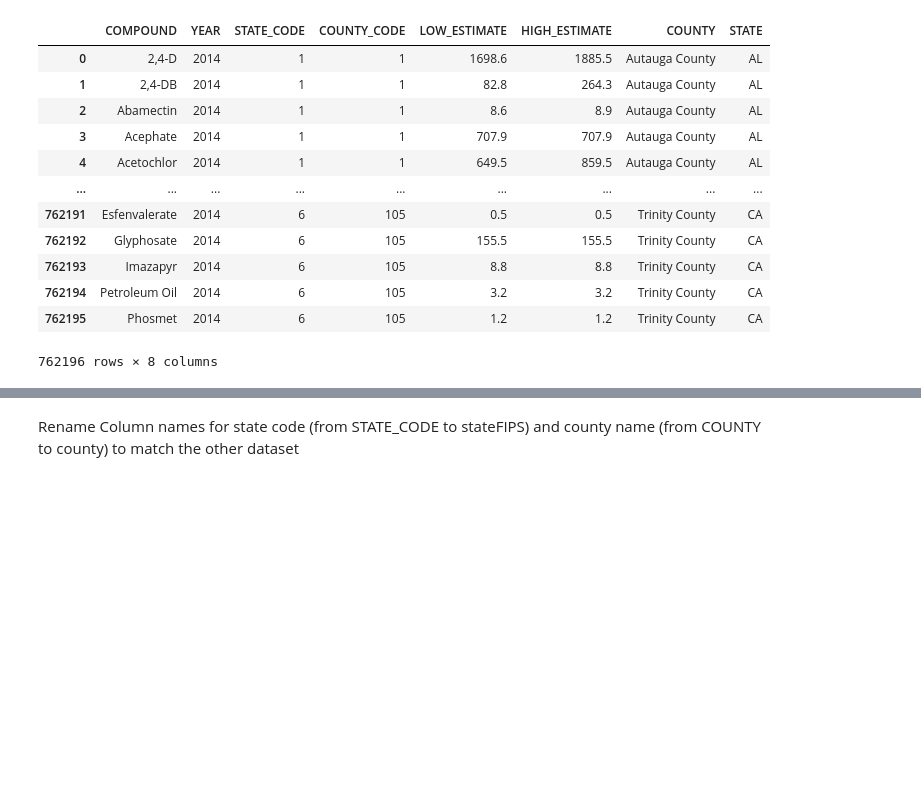
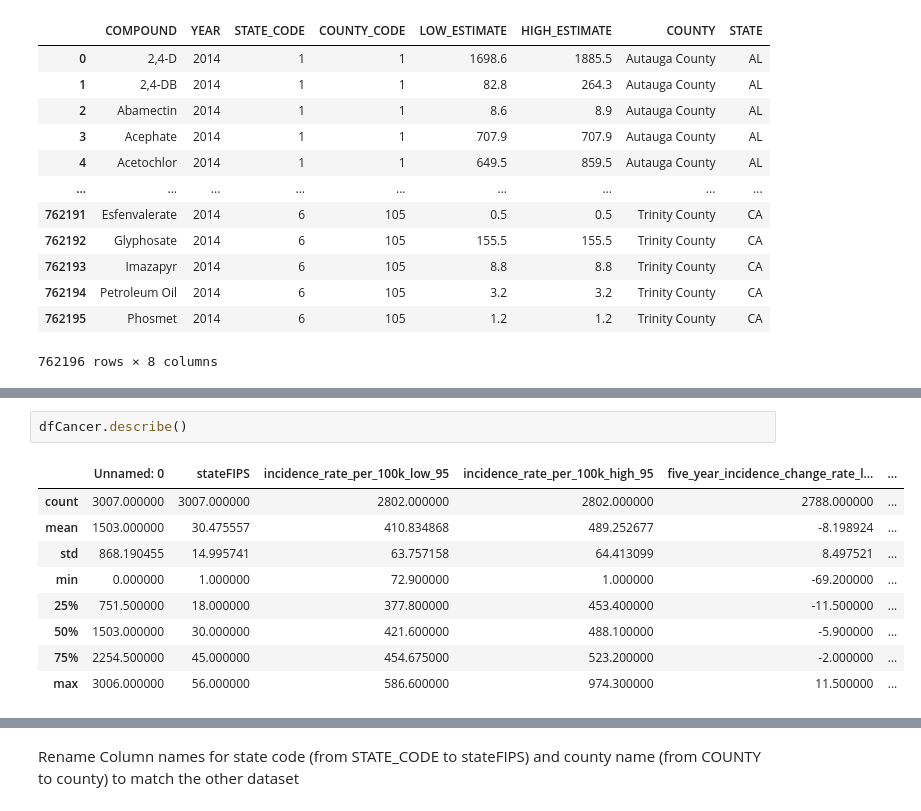
Before and after one commit to anissakhan/731-Project-1, a Jupyter notebook: Notebooks/731Project1-Notebook.ipynb, the cells around one changed output, grey strips where cells are left out. Drawn from its saved outputs; the diff is of its cells as text; blank space fills up the shorter version.

```diff
--- a/Notebooks/731Project1-Notebook.ipynb
+++ b/Notebooks/731Project1-Notebook.ipynb
@@ -49,0 +108,12 @@ dfPest
+# %%
+dfCancer.describe()
+# %% [output]
+|  | Unnamed: 0 | stateFIPS | incidence_rate_per_100k_low_95 | incidence_rate_per_100k_high_95 | five_year_incidence_change_rate_l... | ... |
+| count | 3007.000000 | 3007.000000 | 2802.000000 | 2802.000000 | 2788.000000 | ... |
+| mean | 1503.000000 | 30.475557 | 410.834868 | 489.252677 | -8.198924 | ... |
+| std | 868.190455 | 14.995741 | 63.757158 | 64.413099 | 8.497521 | ... |
+| min | 0.000000 | 1.000000 | 72.900000 | 1.000000 | -69.200000 | ... |
+| 25% | 751.500000 | 18.000000 | 377.800000 | 453.400000 | -11.500000 | ... |
+| 50% | 1503.000000 | 30.000000 | 421.600000 | 488.100000 | -5.900000 | ... |
+| 75% | 2254.500000 | 45.000000 | 454.675000 | 523.200000 | -2.000000 | ... |
+| max | 3006.000000 | 56.000000 | 586.600000 | 974.300000 | 11.500000 | ... |
```
Also changed, not shown: parts of 17 cells of this notebook.
